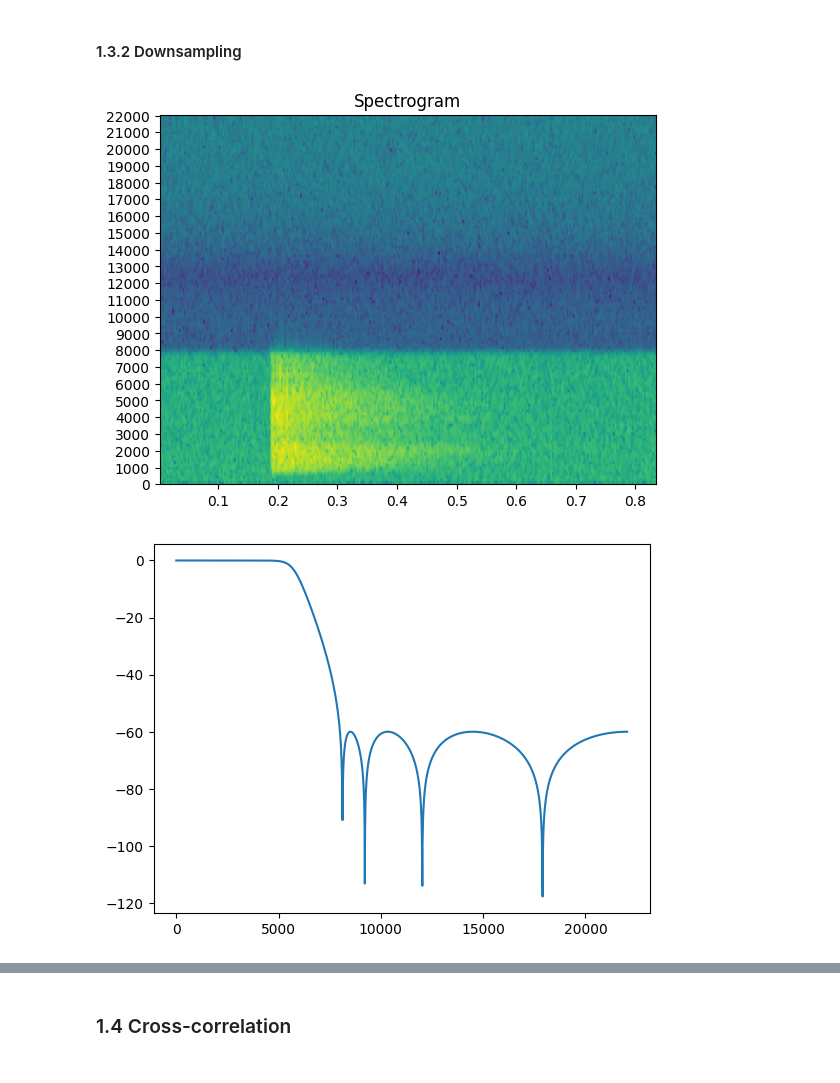
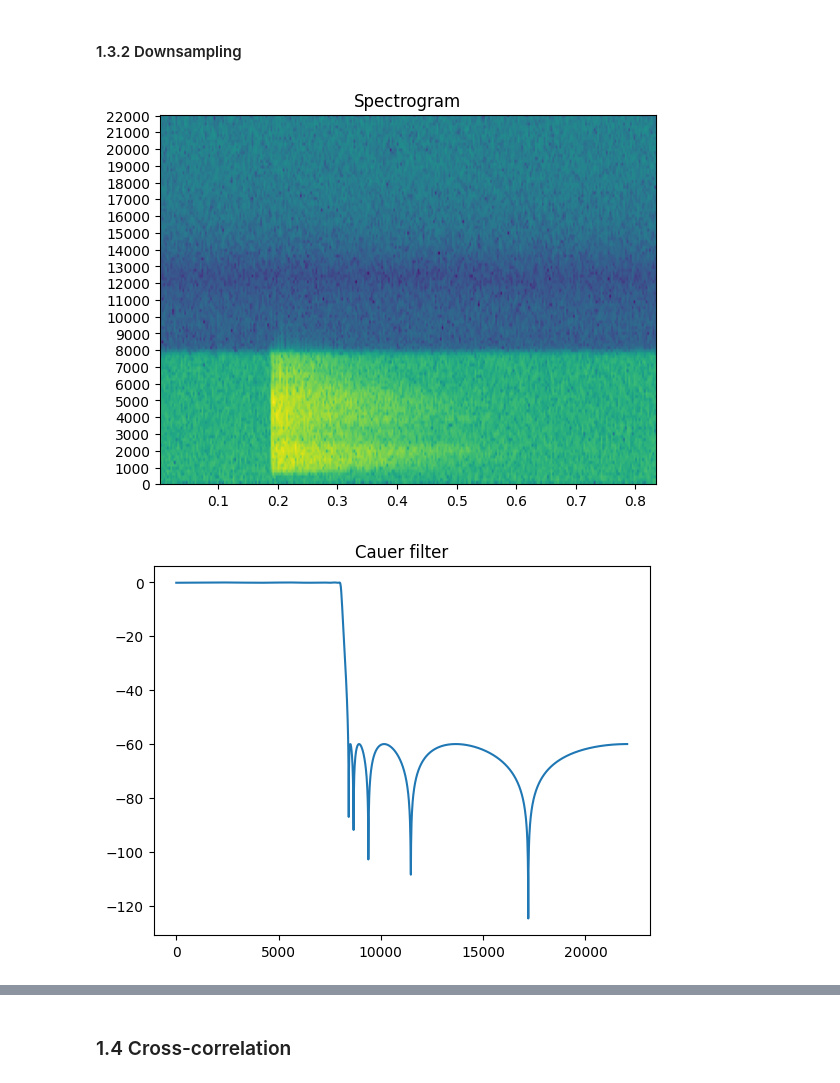
Before and after one commit to ThomasBernard28/spProject, a Jupyter notebook: SP - Project2022.ipynb, the cells around one changed output, grey strips where cells are left out. Drawn from its saved outputs; the diff is of its cells as text; code cells hidden in the pictures.

```diff
--- a/SP - Project2022.ipynb
+++ b/SP - Project2022.ipynb
@@ -120,36 +120,56 @@ plt.show()
 
 def create_filter_cheby(wp, ws, gpass, gstop, fs):
        # create an anti-aliasing filter that eliminates all frequencies above 8000Hz
 
     order = 8
     B, A = signal.cheby2(order, gstop, ws, 'lowpass', analog=False, fs=fs)
 
     return B, A
 
 #create_filter_cheby(8000, 10000, 1, 60, 44100)
 
 def create_filter_cauer(wp, ws, gpass, gstop, fs):
 
     # your code here #
     B, A = signal.ellip(10, gpass, gstop, ws, btype="lowpass", analog=False, output="ba", fs=fs)
 
     return B, A
 
 ## 3 - Decimation
 def downsampling(sig, B, A, M):
 
-    # your code here #
+    filtered = signal.lfilter(B, A, sig)
+    out = filtered[::M]
 
     return out
 
 
 # call and test your function here
-B, A = create_filter_cheby(0, 8000, 0.001, 60, 44100)
-
 b, a = create_filter_cauer(0, 8000, 0.1, 60, 44100)
 
-sin8500 = create_sine_wave(8500, 1000, 44100, 8000)
-sin7500 = create_sine_wave(7500, 20, 44100, 8000)
+w, h = signal.freqz(b, a, 2048, fs=44100)
+h = 20 * np.log10(abs(h))
+plt.plot(w, h)
+plt.title("Cauer filter")
+plt.show()
+
+
+sin = create_sine_wave(8500, 1000, 44100, 8000) + create_sine_wave(7500, 20, 44100, 8000)
+plt.plot(np.arange(8000)/44100,sin, color="blue",label="original sin wave 1" )
+plt.legend("upper right")
+plt.title("Sine wave before the filter")
+plt.show()
+
+filtered1 = signal.lfilter(b,a, sin)
+plt.plot(np.arange(8000)/44100,filtered1, color="red", label="filtered wave 1")
+plt.legend("upper right")
+plt.title("Sine wave after the filter")
+plt.show()
+
+decimated = downsampling(sin, b, a, 3)
+plt.plot(decimated)
+plt.title("Decimation")
+plt.show()
 # %% [output]
 [figure]
-[figure, old version]
+[figure, new version]
```
Also changed, not shown: parts of 2 cells of this notebook.
